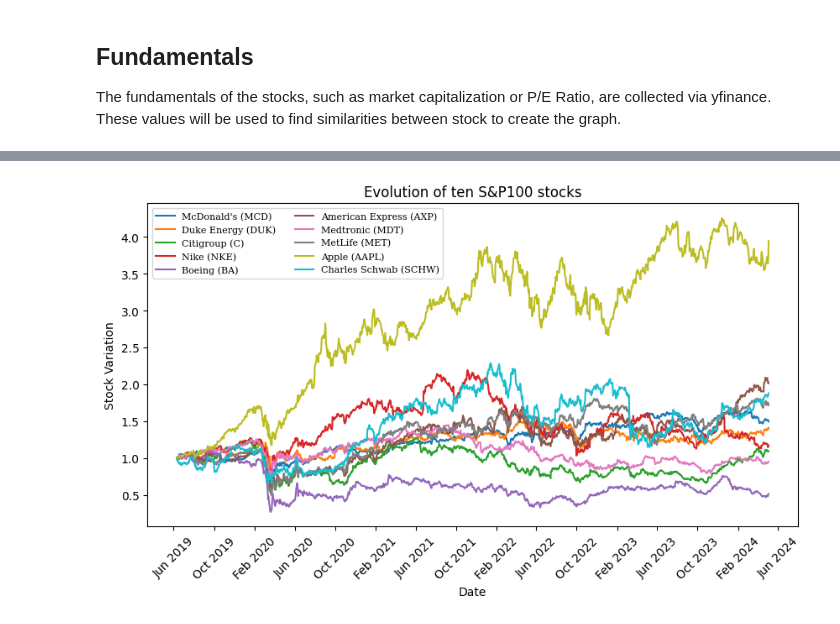
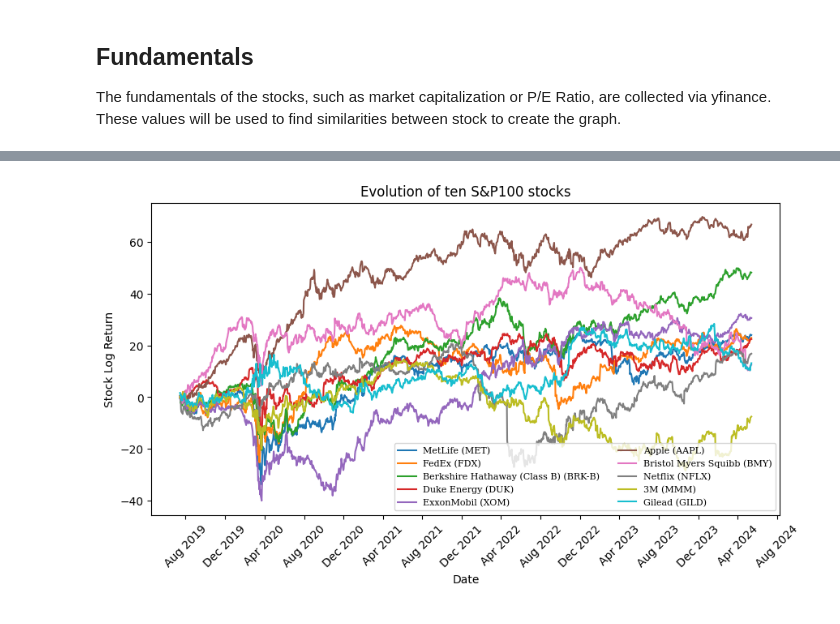
Before and after one commit to timothewt/SP100AnalysisWithGNNs, a Jupyter notebook: notebooks/1-data_collection_and_preprocessing.ipynb, the cells around one changed output, grey strips where cells are left out. Drawn from its saved outputs; the diff is of its cells as text; code cells hidden in the pictures.

Commit message:
changed features to annualized returns

```diff
--- a/notebooks/1-data_collection_and_preprocessing.ipynb
+++ b/notebooks/1-data_collection_and_preprocessing.ipynb
@@ -114,17 +138,17 @@ plt.show()
 # %%
 plt.figure(figsize=(10, 5))
 
 for stock in np.random.choice(stocks.index, size=10, replace=False):
-	plt.plot(values.loc[stock].index, np.cumprod(1 + values.loc[stock]["Variation"] / 100), label=f'{stocks.loc[stock]["Name"]} ({stock})')
+	plt.plot(values.loc[stock].index, np.cumsum(values.loc[stock]["DailyLogReturn"]), label=f'{stocks.loc[stock]["Name"]} ({stock})')
 plt.title(f"Evolution of ten S&P100 stocks")
 plt.xlabel('Date')
 plt.gca().tick_params(axis='x', rotation=45)
 plt.gca().xaxis.set_major_locator(mdates.MonthLocator(interval=4))
 plt.gca().xaxis.set_major_formatter(mdates.DateFormatter('%b %Y'))
-plt.ylabel('Stock Variation')
-plt.legend(ncol=2, loc="upper left", prop={'size': 8, 'family': 'serif'})
+plt.ylabel('Stock Log Return')
+plt.legend(ncol=2, loc="lower right", prop={'size': 8, 'family': 'serif'})
 plt.show()
 # %% [output]
-[figure, old version]
+[figure, new version]
 # %%
 values.to_csv("../data/SP100/raw/values.csv")
```
Also changed, not shown: parts of 7 cells of this notebook, 17 other files.
